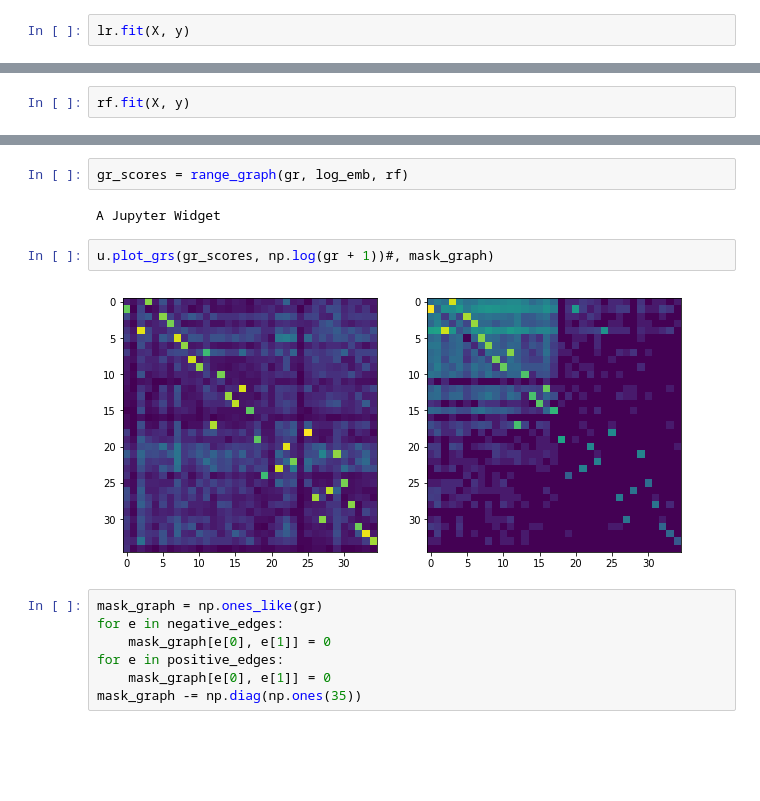
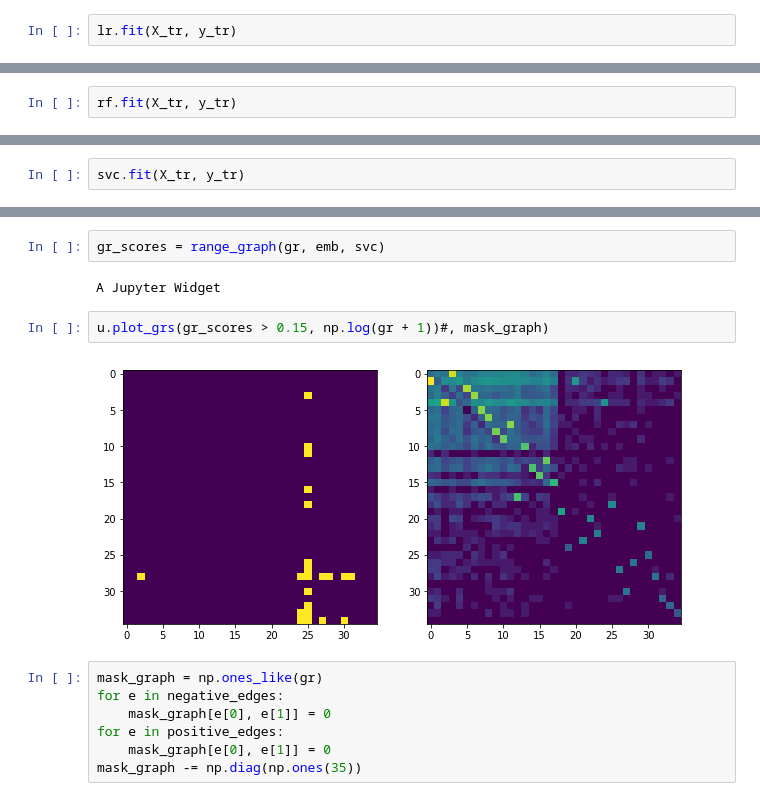
Before and after one commit to rykachevskiy/CRISPR, a Jupyter notebook: Node2vec.ipynb, the cells around one changed output, grey strips where cells are left out. Drawn from its saved outputs; the diff is of its cells as text; blank space fills up the shorter version.

```diff
--- a/Node2vec.ipynb
+++ b/Node2vec.ipynb
@@ -356,10 +380,10 @@ rf = RandomForestClassifier(100, class_weight='balanced')
 # %%
-lr.fit(X, y)
+lr.fit(X_tr, y_tr)
 # %% [output]
 LogisticRegression(C=1.0, class_weight='balanced', dual=False,
           fit_intercept=True, intercept_scaling=1, max_iter=100,
           multi_class='ovr', n_jobs=1, penalty='l2', random_state=None,
           solver='liblinear', tol=0.0001, verbose=0, warm_start=False)
 # %%
-rf.fit(X, y)
+rf.fit(X_tr, y_tr)
 # %% [output]
@@ -372,0 +396,2 @@ RandomForestClassifier(bootstrap=True, class_weight='balanced',
+# %%
+svc.fit(X_tr, y_tr)
@@ -384,11 +441,11 @@ def range_graph(gr, emb, model):
 # %%
-gr_scores = range_graph(gr, log_emb, rf)
+gr_scores = range_graph(gr, emb, svc)
 # %% [output]
 A Jupyter Widget
 # %%
-u.plot_grs(gr_scores, np.log(gr + 1))#, mask_graph)
+u.plot_grs(gr_scores > 0.15, np.log(gr + 1))#, mask_graph)
 # %% [output]
-[figure, old version]
+[figure, new version]
 # %%
 mask_graph = np.ones_like(gr)
 for e in negative_edges:
```
Also changed, not shown: parts of 27 cells of this notebook, 4 other files.
